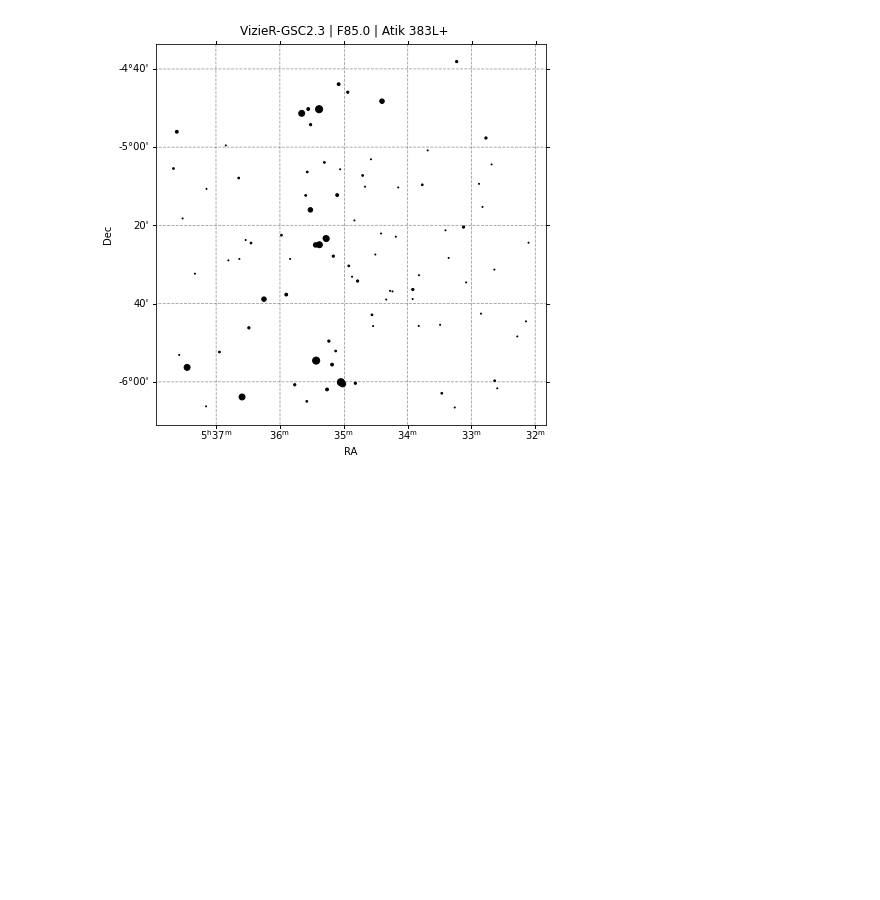
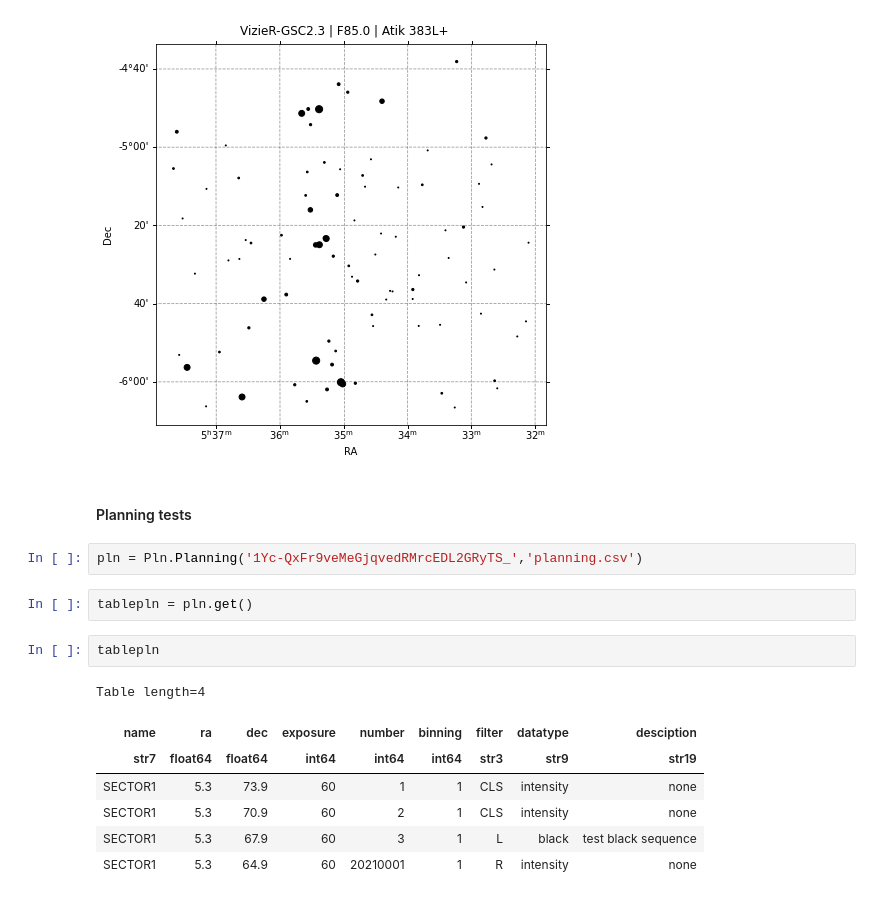
Before and after one commit to dtouzan/ciboulette, a Jupyter notebook: tests.ipynb, the cells around one changed output. Drawn from its saved outputs; the diff is of its cells as text; blank space fills up the shorter version.

Commit message:
modification planningpy 09/02/2021

```diff
--- a/tests.ipynb
+++ b/tests.ipynb
@@ -95,3 +97,19 @@ cbl.starmap()
 # %% [output]
 [figure]
 [figure]
+# %% [markdown]
+#### Planning tests
+# %%
+pln = Pln.Planning('1Yc-QxFr9veMeGjqvedRMrcEDL2GRyTS_','planning.csv')
+# %%
+tablepln = pln.get()
+# %%
+tablepln
+# %% [output]
+Table length=4
+| name | ra | dec | exposure | number | binning | filter | datatype | desciption |
+| str7 | float64 | float64 | int64 | int64 | int64 | str3 | str9 | str19 |
+| SECTOR1 | 5.3 | 73.9 | 60 | 1 | 1 | CLS | intensity | none |
+| SECTOR1 | 5.3 | 70.9 | 60 | 2 | 1 | CLS | intensity | none |
+| SECTOR1 | 5.3 | 67.9 | 60 | 3 | 1 | L | black | test black sequence |
+| SECTOR1 | 5.3 | 64.9 | 60 | 20210001 | 1 | R | intensity | none |
```
Also changed, not shown: parts of 5 cells of this notebook, 2 other files.
